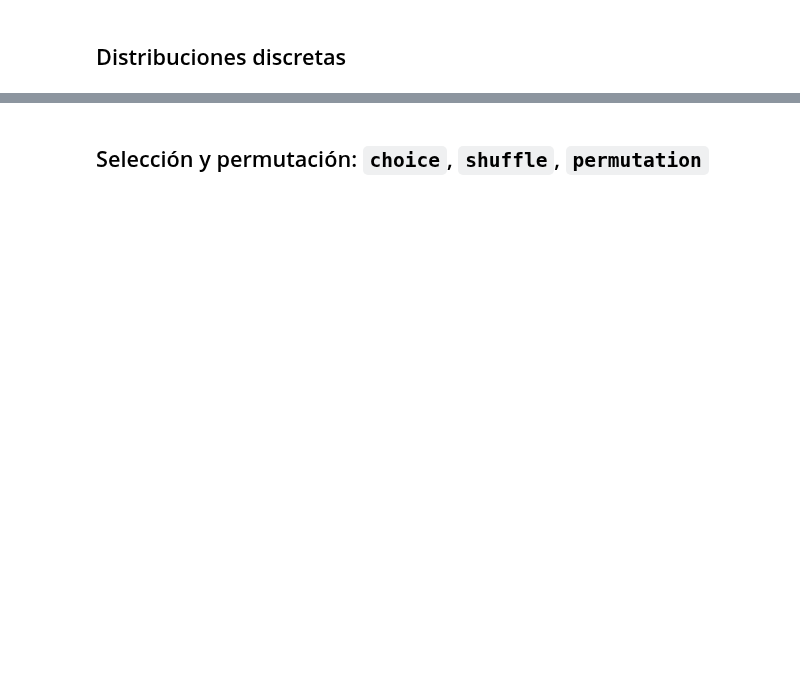
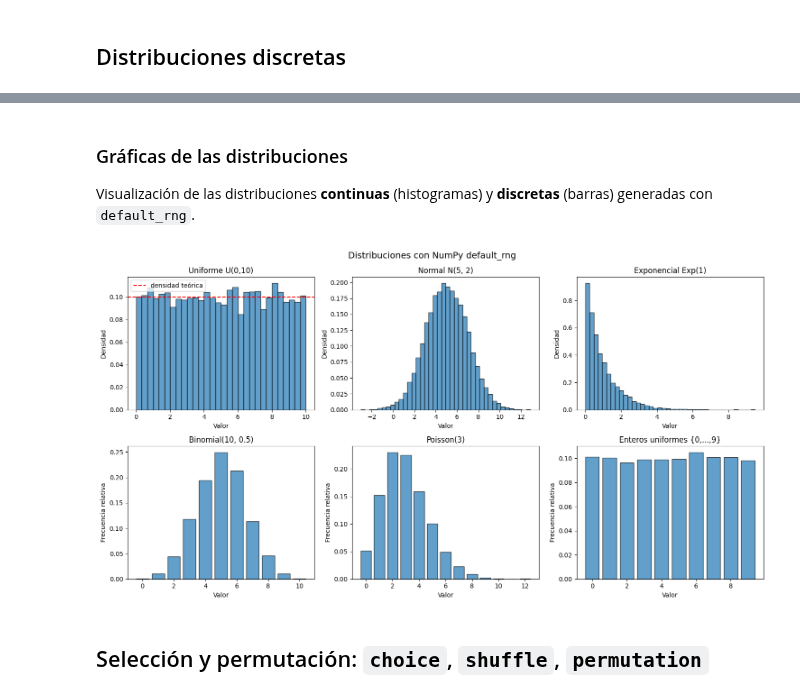
Before and after one commit to IES-Rafael-Alberti/programacion-inteligencia-artificial, a Jupyter notebook: 01-fundamentos-python/02-ejemplos/12_numpy_aleatoriedad_avanzado.ipynb, the cells around one changed output, grey strips where cells are left out. Drawn from its saved outputs; the diff is of its cells as text; code cells hidden in the pictures; blank space fills up the shorter version.

```diff
--- a/01-fundamentos-python/02-ejemplos/12_numpy_aleatoriedad_avanzado.ipynb
+++ b/01-fundamentos-python/02-ejemplos/12_numpy_aleatoriedad_avanzado.ipynb
@@ -32,3 +43,59 @@ print('poisson:', poisson)
+# %% [markdown]
+### Gráficas de las distribuciones
+
+Visualización de las distribuciones **continuas** (histogramas) y **discretas** (barras) generadas con `default_rng`.
+# %%
+import matplotlib.pyplot as plt
+
+rng = np.random.default_rng(0)
+n = 10000
+
+uniformes   = rng.uniform(low=0, high=10, size=n)
+normales    = rng.normal(loc=5, scale=2, size=n)
+exponencial = rng.exponential(scale=1.0, size=n)
+binomial    = rng.binomial(n=10, p=0.5, size=n)
+poisson     = rng.poisson(lam=3.0, size=n)
+
+fig, axs = plt.subplots(2, 3, figsize=(15, 8))
+fig.suptitle('Distribuciones con NumPy default_rng', fontsize=14)
+
+# Fila 1: distribuciones continuas (histogramas)
+axs[0, 0].hist(uniformes, bins=30, density=True, edgecolor='black', alpha=0.7)
+axs[0, 0].set_title('Uniforme U(0,10)')
+axs[0, 0].set_xlabel('Valor')
+axs[0, 0].set_ylabel('Densidad')
+axs[0, 0].axhline(0.1, color='red', linestyle='--', label='densidad teórica')
+axs[0, 0].legend()
+
+axs[0, 1].hist(normales, bins=40, density=True, edgecolor='black', alpha=0.7)
+axs[0, 1].set_title('Normal N(5, 2)')
+axs[0, 1].set_xlabel('Valor')
+axs[0, 1].set_ylabel('Densidad')
+
+axs[0, 2].hist(exponencial, bins=40, density=True, edgecolor='black', alpha=0.7)
+axs[0, 2].set_title('Exponencial Exp(1)')
+axs[0, 2].set_xlabel('Valor')
+axs[0, 2].set_ylabel('Densidad')
+
+# Fila 2: distribuciones discretas (barras de frecuencias)
+for i, (datos, titulo) in enumerate([(binomial, 'Binomial(10, 0.5)'), (poisson, 'Poisson(3)')]):
+    valores, counts = np.unique(datos, return_counts=True)
+    axs[1, i].bar(valores, counts / n, edgecolor='black', alpha=0.7)
+    axs[1, i].set_title(titulo)
+    axs[1, i].set_xlabel('Valor')
+    axs[1, i].set_ylabel('Frecuencia relativa')
+
+enteros = rng.integers(low=0, high=10, size=n)
+valores, counts = np.unique(enteros, return_counts=True)
+axs[1, 2].bar(valores, counts / n, edgecolor='black', alpha=0.7)
+axs[1, 2].set_title('Enteros uniformes {0,...,9}')
+axs[1, 2].set_xlabel('Valor')
+axs[1, 2].set_ylabel('Frecuencia relativa')
+
+plt.tight_layout()
+plt.show()
+# %% [output]
+[figure, added]
 # %% [markdown]
 ## Selección y permutación: `choice`, `shuffle`, `permutation`
 # %%
```
Also changed, not shown: parts of 17 cells of this notebook, 2 other files.
